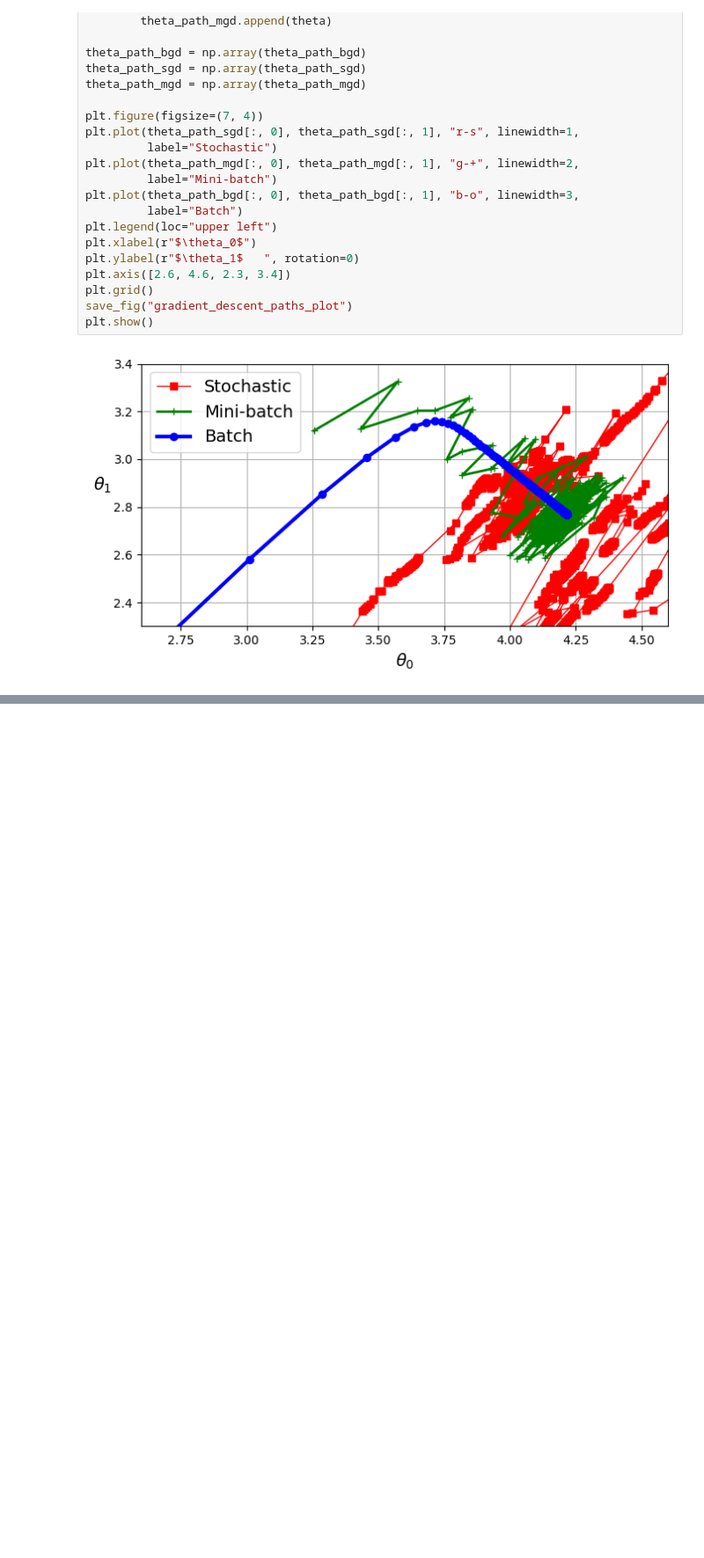
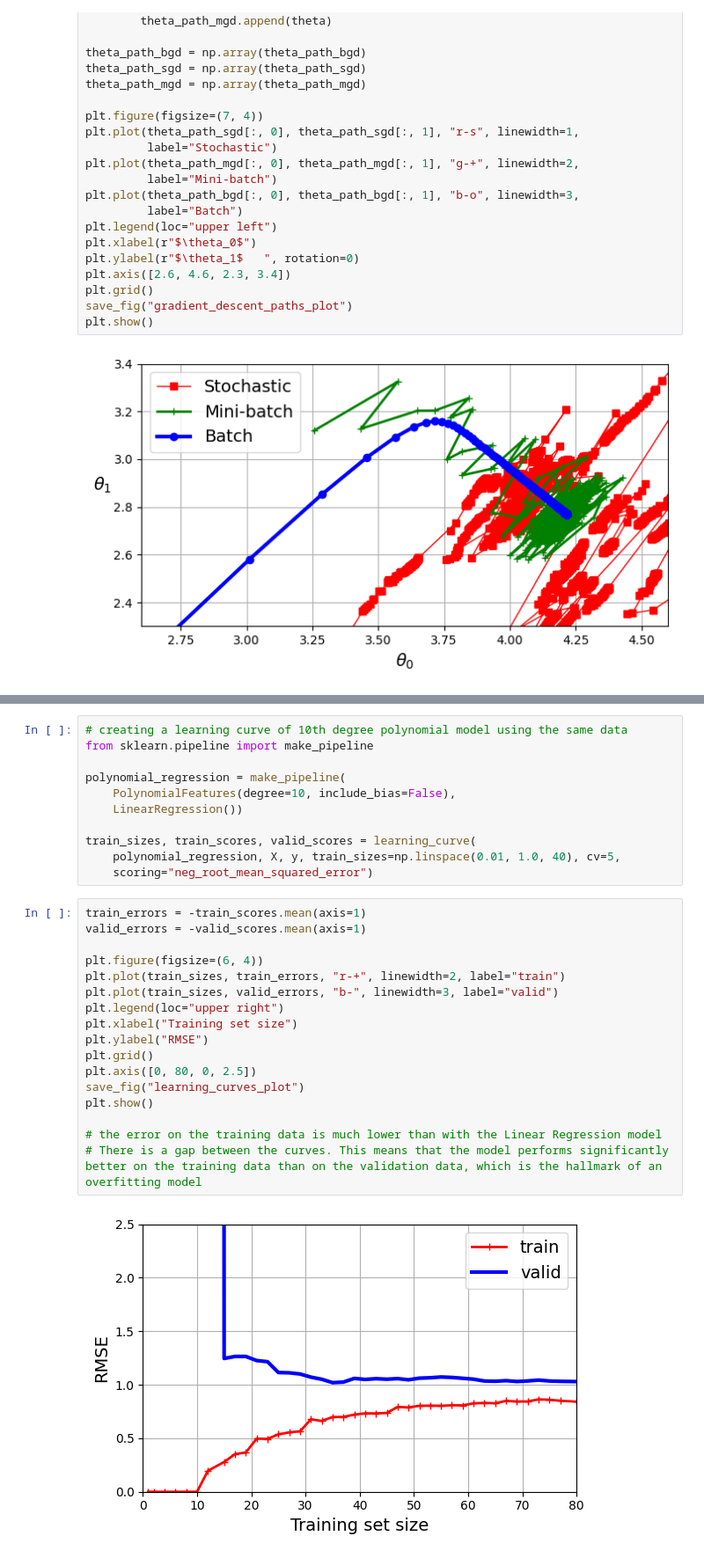
Before and after one commit to Bhazooka/ML-Data, a Jupyter notebook: training_linear_models.ipynb, the cells around one changed output, grey strips where cells are left out. Shown at 88% size. Drawn from its saved outputs; the diff is of its cells as text; blank space fills up the shorter version.

```diff
--- a/training_linear_models.ipynb
+++ b/training_linear_models.ipynb
@@ -416,0 +444,30 @@ plt.show()
+# %%
+# creating a learning curve of 10th degree polynomial model using the same data
+from sklearn.pipeline import make_pipeline
+
+polynomial_regression = make_pipeline(
+    PolynomialFeatures(degree=10, include_bias=False),
+    LinearRegression())
+
+train_sizes, train_scores, valid_scores = learning_curve(
+    polynomial_regression, X, y, train_sizes=np.linspace(0.01, 1.0, 40), cv=5,
+    scoring="neg_root_mean_squared_error")
+# %%
+train_errors = -train_scores.mean(axis=1)
+valid_errors = -valid_scores.mean(axis=1)
+
+plt.figure(figsize=(6, 4))
+plt.plot(train_sizes, train_errors, "r-+", linewidth=2, label="train")
+plt.plot(train_sizes, valid_errors, "b-", linewidth=3, label="valid")
+plt.legend(loc="upper right")
+plt.xlabel("Training set size")
+plt.ylabel("RMSE")
+plt.grid()
+plt.axis([0, 80, 0, 2.5])
+save_fig("learning_curves_plot")
+plt.show()
+
+# the error on the training data is much lower than with the Linear Regression model
+# There is a gap between the curves. This means that the model performs significantly better on the training data than on the validation data, which is the hallmark of an overfitting model
+# %% [output]
+[figure, added]
```
Also changed, not shown: parts of 25 cells of this notebook, 8 other files.
